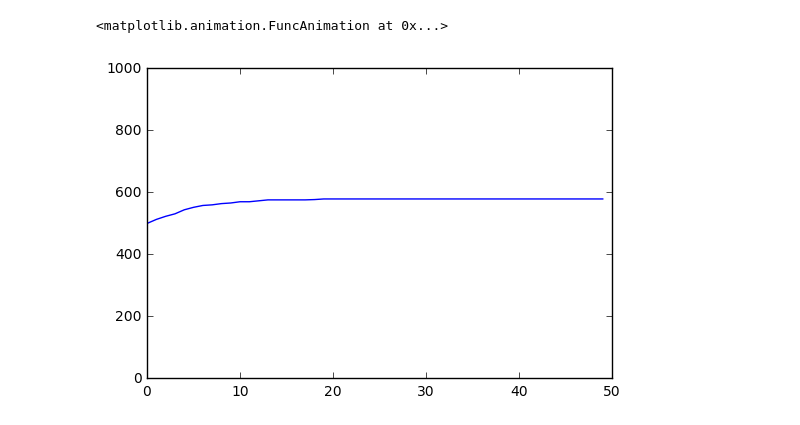
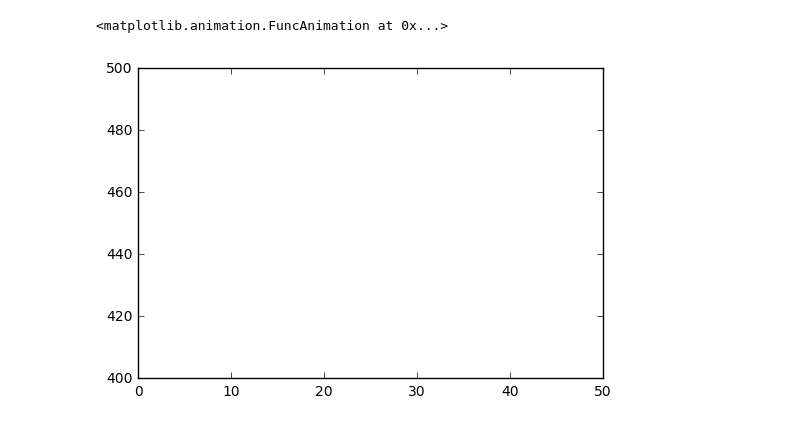
Before and after one commit to Margaretmcrawf/Gentrification, a Jupyter notebook: code/MargoExplore.ipynb, the cells around one changed output. Cells and saved outputs as stored; diff of their text form; code cells hidden in the pictures.

```diff
--- a/code/MargoExplore.ipynb
+++ b/code/MargoExplore.ipynb
@@ -44,19 +42,19 @@ anim = viewer.animate()
-# %%
-anim
-# %% [output]
-<matplotlib.animation.FuncAnimation at 0x...>
+# %%
+ anim
+# %% [output]
+<matplotlib.animation.FuncAnimation at 0x...>
 # %%
 #The smaller the city, the more agents get displaced, because creative density is higher.
 #the whole time.
 city = TransformingCity(7)
 for i in range(50):
     city.step()
 
 plt.plot(city.displaced_history)
-plt.ylim([0, 1000])
+plt.ylim([400, 500])
 plt.show()
 # %% [output]
-[figure, old version]
+[figure, new version]
 # %%
 #A smaller city with new agents moving in means that...
 #more agents get displaced, because creative density gets EVEN higher.
```
Also changed, not shown: parts of 12 cells of this notebook, 2 other files.
